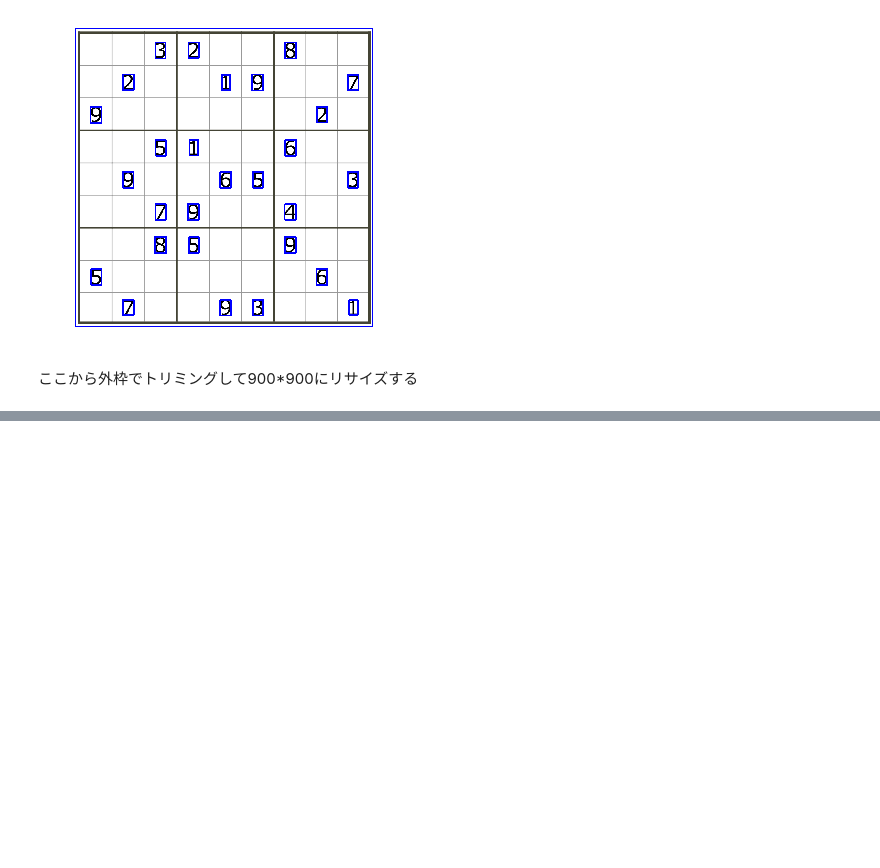
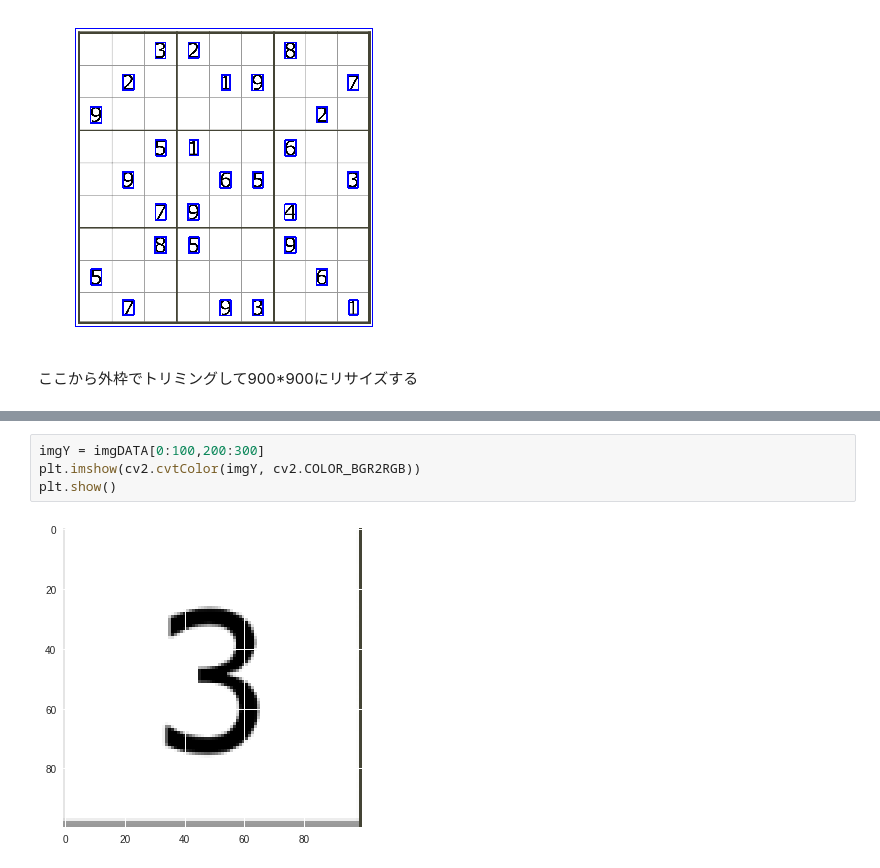
Before and after one commit to aichizokkoku/sudoku, a Jupyter notebook: test.ipynb, the cells around one changed output, grey strips where cells are left out. Saved outputs shown, nothing was run; the diff lists cells and outputs as text; blank space fills up the shorter version.

```diff
--- a/test.ipynb
+++ b/test.ipynb
@@ -181,0 +190,6 @@ plt.show()
+# %%
+imgY = imgDATA[0:100,200:300]
+plt.imshow(cv2.cvtColor(imgY, cv2.COLOR_BGR2RGB))
+plt.show()
+# %% [output]
+[figure, added]
```
Also changed, not shown: parts of 4 cells of this notebook.
